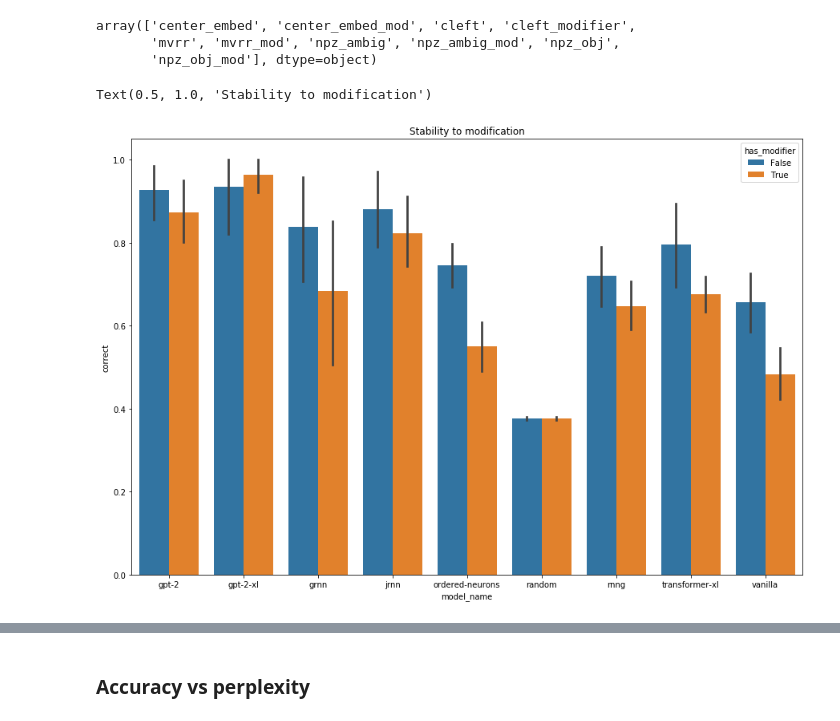
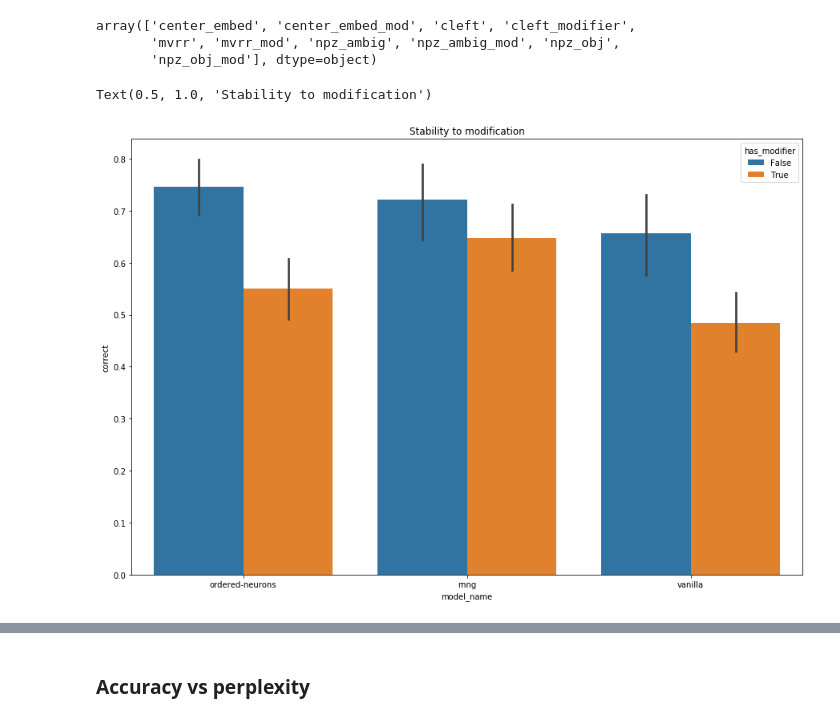
Before and after one commit to cpllab/syntactic-generalization, a Jupyter notebook: notebooks/main.ipynb, the cells around one changed output, grey strips where cells are left out. Cells and saved outputs as stored; diff of their text form; code cells hidden in the pictures.

```diff
--- a/notebooks/main.ipynb
+++ b/notebooks/main.ipynb
@@ -278,5 +284,9 @@ Text(0, 0.5, 'Accuracy')
 # %% [markdown]
 ### Controlled evaluation of model type + dataset size
+# %%
+controlled_suites_df = suites_df[suites_df.model_name.isin(controlled_models)]
+controlled_suites_df_mod = suites_df_mod[suites_df_mod.model_name.isin(controlled_models)]
+controlled_joined_data_circuits = joined_data_circuits[joined_data_circuits.model_name.isin(controlled_models)]
 # %%
 # Compare SG deltas w.r.t. test suite mean rather than absolute values.
 # This makes for a more easily interpretable visualization
@@ -333,10 +338,10 @@ array(['center_embed', 'center_embed_mod', 'cleft', 'cleft_modifier',
        'npz_obj_mod'], dtype=object)
 # %%
 plt.subplots(figsize=(15, 10))
-sns.barplot(data=suites_df_mod, x="model_name", y="correct", hue="has_modifier")
+sns.barplot(data=controlled_suites_df_mod, x="model_name", y="correct", hue="has_modifier")
 plt.title("Stability to modification")
 # %% [output]
 Text(0.5, 1.0, 'Stability to modification')
-[figure, old version]
+[figure, new version]
 # %%
 plt.subplots(figsize=(15, 10))
```
Also changed, not shown: parts of 11 cells of this notebook, 1 other file.
